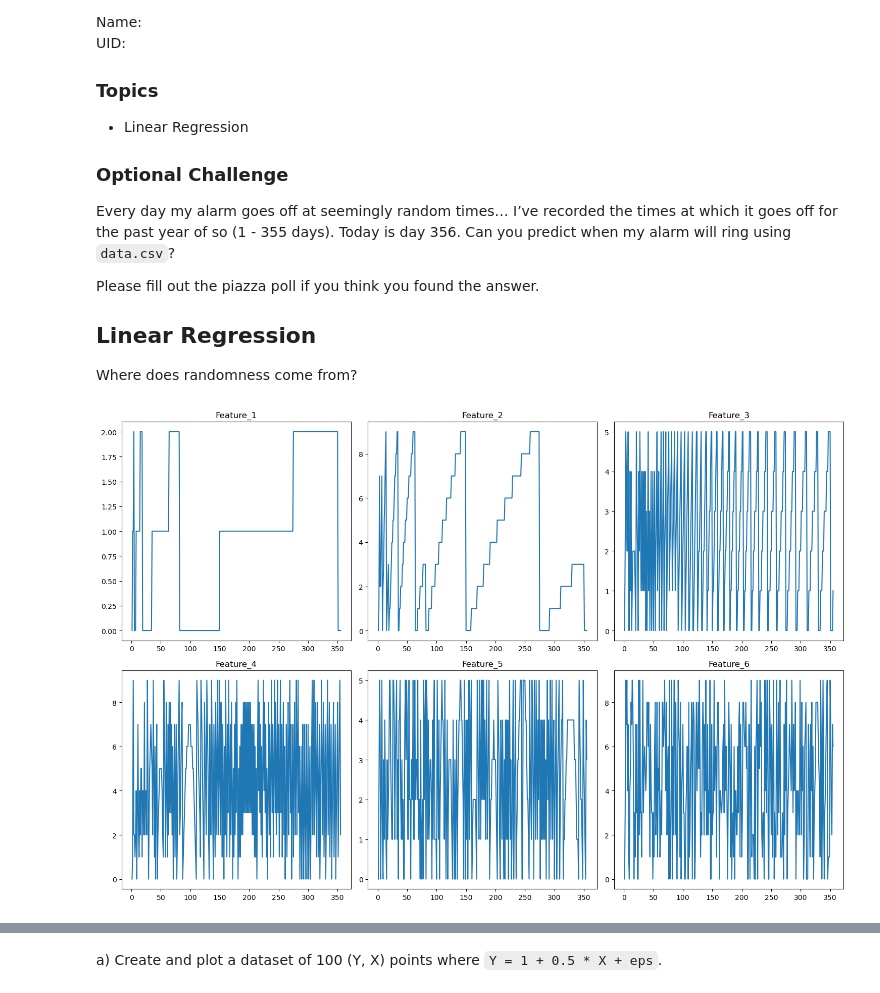
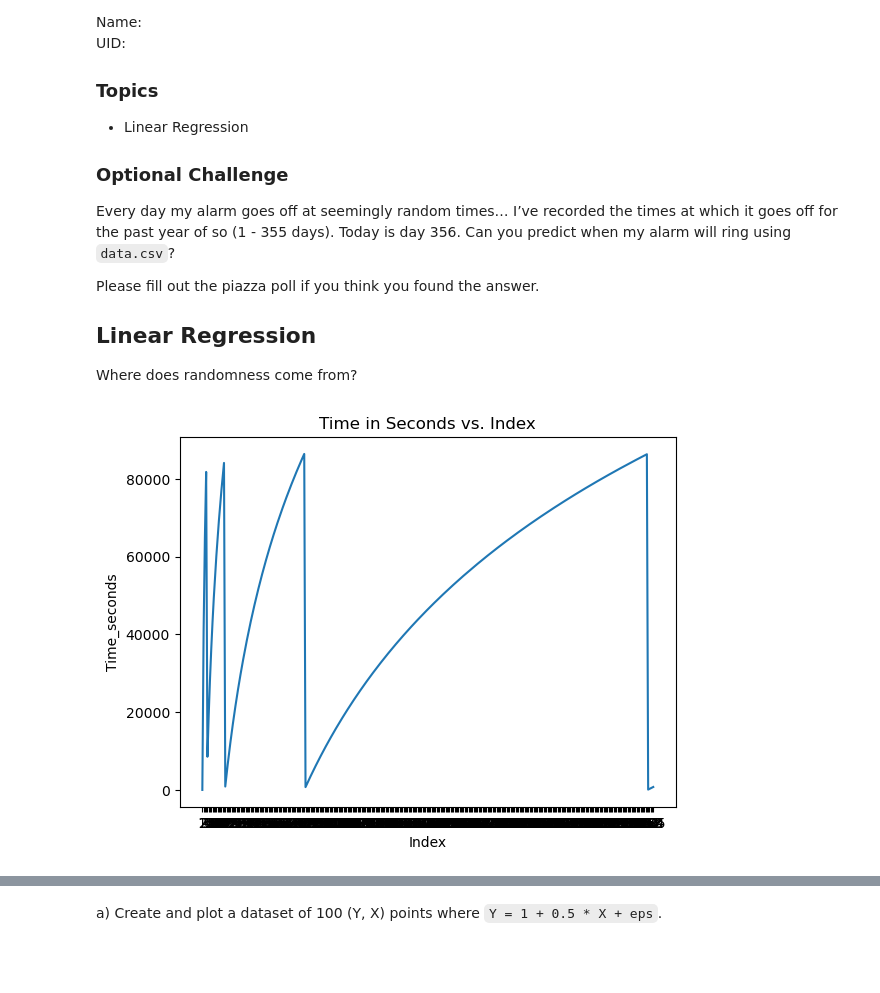
Before and after one commit to dvorins/Data-Science-Fundamentals, a Jupyter notebook: lecture_18/worksheet_18.ipynb, the cells around one changed output, grey strips where cells are left out. Cells and saved outputs as stored; diff of their text form; code cells hidden in the pictures; blank space fills up the shorter version.

```diff
--- a/lecture_18/worksheet_18.ipynb
+++ b/lecture_18/worksheet_18.ipynb
@@ -17,34 +17,22 @@ Please fill out the piazza poll if you think you found the answer.
 ## Linear Regression
 
 Where does randomness come from?
-# %%
-import pandas as pd
-
-# Read the CSV file into a DataFrame
-df = pd.read_csv('data.csv', header=None, names=['Index', 'Time'])[1:]
-\
-# Function to split time into individual digits
-def split_time(time):
-    hours, minutes, seconds = map(int, time.split(':'))
-    return [int(digit) for digit in f"{hours:02d}{minutes:02d}{seconds:02d}"]
-
-# Apply the function to create six features
-df[['Feature_1', 'Feature_2', 'Feature_3', 'Feature_4', 'Feature_5', 'Feature_6']] = pd.DataFrame(df['Time'].apply(split_time).tolist(), index=df.index)
-
-# Drop the original time column if not needed
-df.drop(columns=['Time'], inplace=True)
-
-# Plot the six features
-fig, axs = plt.subplots(2, 3, figsize=(15, 10))
-
-for i in range(2):
-    for j in range(3):
-        feature_name = f'Feature_{i * 3 + j + 1}'
-        axs[i, j].plot(df[feature_name])
-        axs[i, j].set_title(feature_name)
-
-plt.tight_layout()
-plt.show()
-# %% [output]
-[figure, removed]
+# %%
+import pandas as pd
+import matplotlib.pyplot as plt
+
+# Read the CSV file into a DataFrame
+df = pd.read_csv('data.csv', header=None, names=['Index', 'Time'])[1:]
+
+# Convert time to seconds
+df['Time_seconds'] = pd.to_timedelta(df['Time']).dt.total_seconds()
+
+# Plot the time in seconds
+plt.plot(df['Index'], df['Time_seconds'])
+plt.xlabel('Index')
+plt.ylabel('Time_seconds')
+plt.title('Time in Seconds vs. Index')
+plt.show()
+# %% [output]
+[figure, added]
 # %%
```
Also changed, not shown: parts of 6 cells of this notebook.
